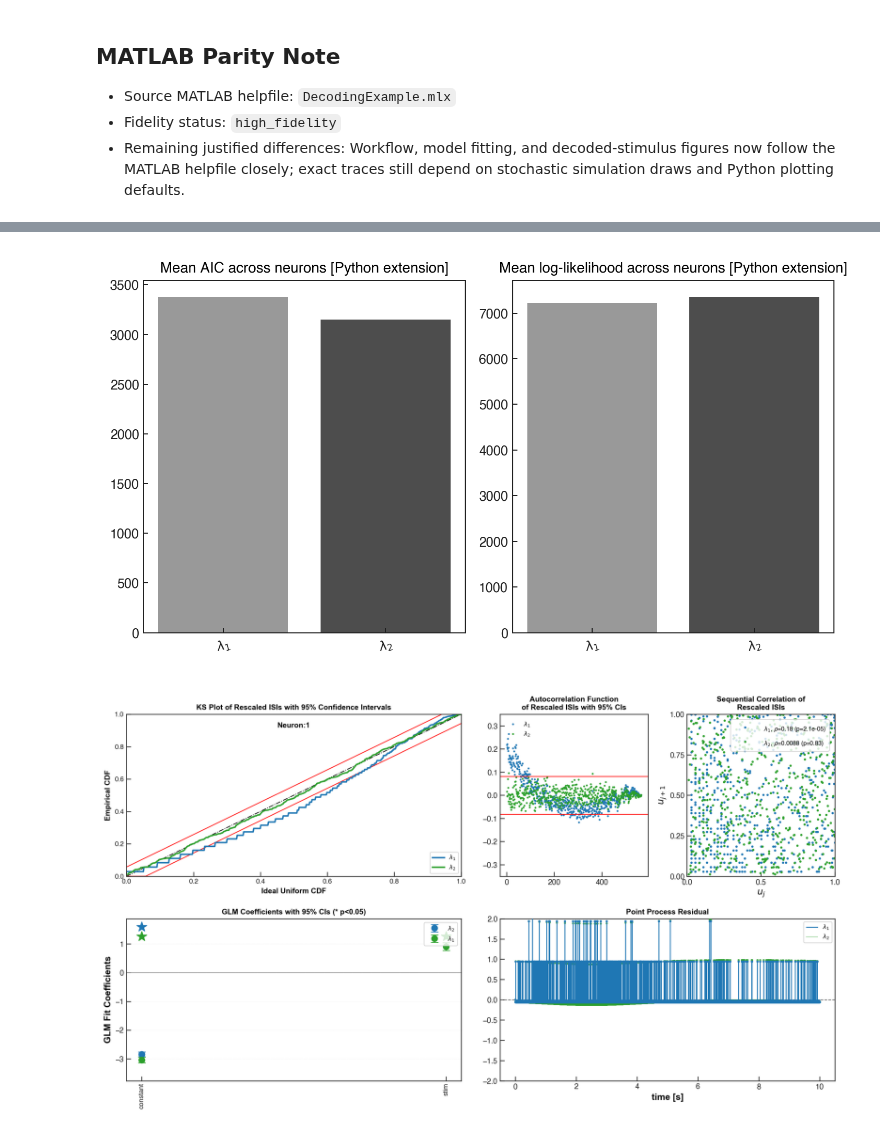
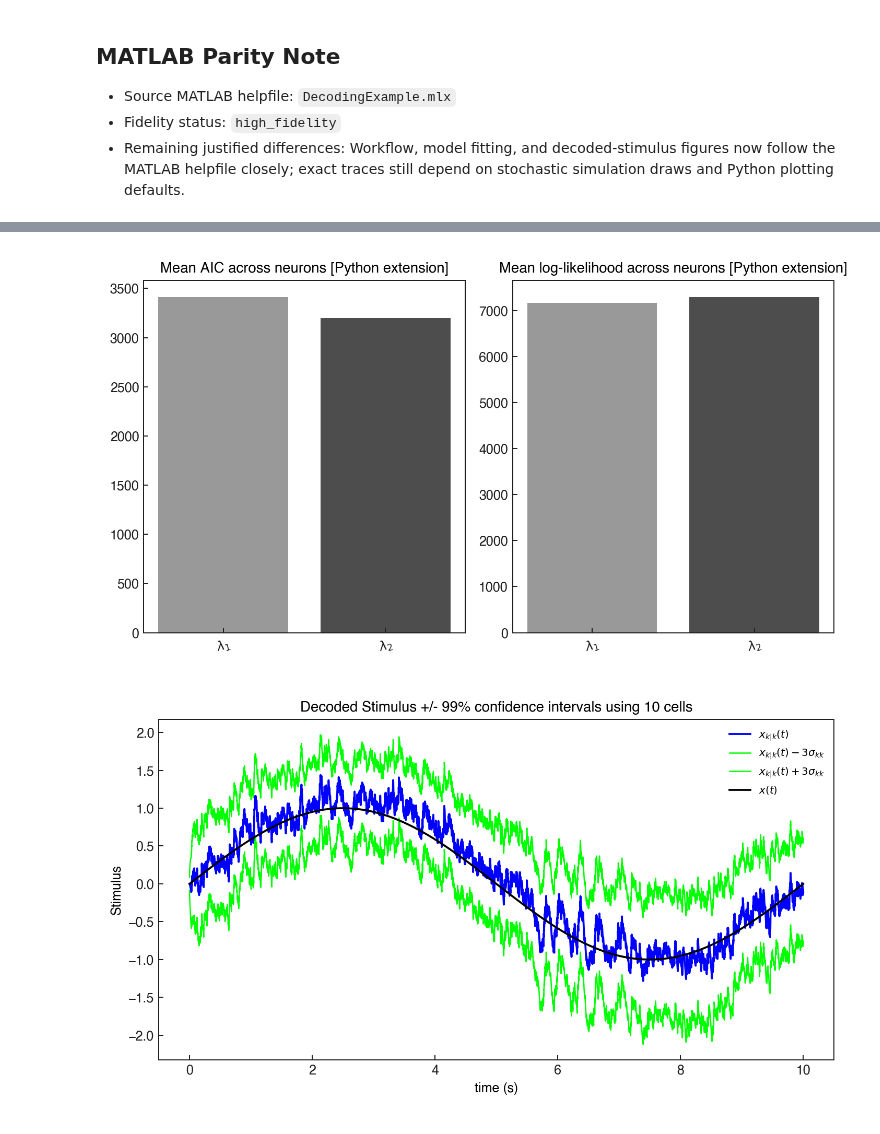
Before and after one commit to cajigaslab/nSTAT-python, a Jupyter notebook: notebooks/DecodingExample.ipynb, the cells around one changed output, grey strips where cells are left out. Cells and saved outputs as stored; diff of their text form; code cells hidden in the pictures.

```diff
--- a/notebooks/DecodingExample.ipynb
+++ b/notebooks/DecodingExample.ipynb
@@ -117,23 +116,11 @@ baseline = Covariate(time, np.ones_like(time), "Baseline", "time", "s", "", ["co
 cc = CovColl([stim, baseline])
 trial = Trial(spikeColl, cc)
 
-fig = _prepare_figure("figure", figsize=(8.0, 6.0))
-axs = fig.subplots(3, 1, sharex=True)
-_plot_raster(axs[0], spikeColl)
-axs[0].set_title("Trial spike raster")
-axs[1].plot(time, stim.data[:, 0], color="C0", linewidth=1.5, label="stim")
-axs[1].set_title("Stimulus covariate")
-axs[1].set_ylabel("V")
-axs[1].set_ylim(-1.05, 1.05)
-axs[1].legend(loc="upper right", frameon=False, fontsize=8)
-axs[2].plot(time, baseline.data[:, 0], color="C0", linewidth=1.5, label="constant")
-axs[2].set_title("Baseline covariate")
-axs[2].set_ylabel("constant")
-axs[2].set_xlabel("time (s)")
-# MATLAB tightens the baseline y-axis around the constant=1 line; mirror that
-# so the panel doesn\'t waste vertical space below the trace.
-axs[2].set_ylim(0.5, 2.0)
-axs[2].legend(loc="upper right", frameon=False, fontsize=8)
+# fig_002: defer panel layout to Trial.plot so the spike raster +
+# covariate panels follow the MATLAB Trial visualization convention
+# rather than a notebook-local subplot construction.
+fig = _prepare_figure("trial.plot", figsize=(8.0, 6.0))
+trial.plot(handle=fig)
 
 # Use MATLAB-style lambda_1/lambda_2 names so the per-fit legend labels
 # (Analysis sets lambda_signal.dataLabels = [config_name]) render as
@@ -190,8 +177,6 @@ axs[1].set_xlabel("Neuron")
 axs[1].set_ylabel("b1")
 
 # fig_004: per-neuron diagnostic panel (mirrors MATLAB results{1}.plotResults).
-# Reordered to fig_004 so the MATLAB KS/ACF/sequential-correlation/residual panel
-# aligns with MATLAB\'s figure ordering in the gallery composite.
 # Widened from 13x7.5 to 14x8 so the narrow upper-row subplots fit their
 # multi-line titles ("Sequential Correlation of\nRescaled ISIs") and u_j
 # tick labels without collisions.
@@ -200,8 +185,6 @@ fig = _prepare_figure("results{1}.plotResults", figsize=(14.0, 8.0))
 results[0].plotResults(handle=fig)
 
 # fig_005 (Python extension): mean AIC / log-likelihood across neurons.
-# Moved earlier so the MATLAB-parity decoded stimulus plot can take the
-# final fig_007 slot (matching MATLAB DecodingExample\'s last figure).
 fig = _prepare_figure("figure", figsize=(8.0, 4.5))
 axs = fig.subplots(1, 2)
 xloc = np.arange(len(config_display))
@@ -212,19 +195,10 @@ axs[1].bar(xloc, np.mean(logll_matrix, axis=0), color=["0.6", "0.3"])
 axs[1].set_xticks(xloc, config_display, rotation=15)
 axs[1].set_title("Mean log-likelihood across neurons [Python extension]")
 
-# fig_006: full per-neuron diagnostic dashboard for neuron 1
-# (KS plot + ACF / sequential correlation / GLM coefficients / point
-# process residual), mirroring MATLAB DecodingExample\'s second
-# goodness-of-fit dashboard figure.  The single-panel KS plot that
-# previously occupied this slot has been promoted to the full
-# ``plotResults`` 5-panel layout so all MATLAB diagnostic axes are
-# represented at this figure index.
-fig = _prepare_figure("results{1}.plotResults (dashboard)", figsize=(14.0, 8.0))
-results[0].plotResults(handle=fig)
-
-# fig_007: decoded stimulus with 99% confidence intervals — matches MATLAB
-# DecodingExample\'s final decoded-stimulus figure.  Reordered from fig_005
-# so the gallery image at this slot is the canonical decoded trace overlay.
+# fig_006: decoded stimulus with 99% confidence intervals — matches MATLAB
+# DecodingExample\'s final decoded-stimulus figure.  (Previously this slot
+# held a duplicate plotResults dashboard; removed because MATLAB renders
+# the dashboard only once, in fig_004.)
 b0_est = paramEst[0, :]
 b1_est = paramEst[1, :]
 lambdaCIF = [CIF([b0_est[i], b1_est[i]], ["1", "x"], ["x"], "binomial") for i in range(numRealizations)]
@@ -250,2 +224,2 @@ __tracker.finalize()
 [figure]
-[figure, old version]
+[figure, new version]
```
Also changed, not shown: parts of 3 cells of this notebook, 55 other files.
